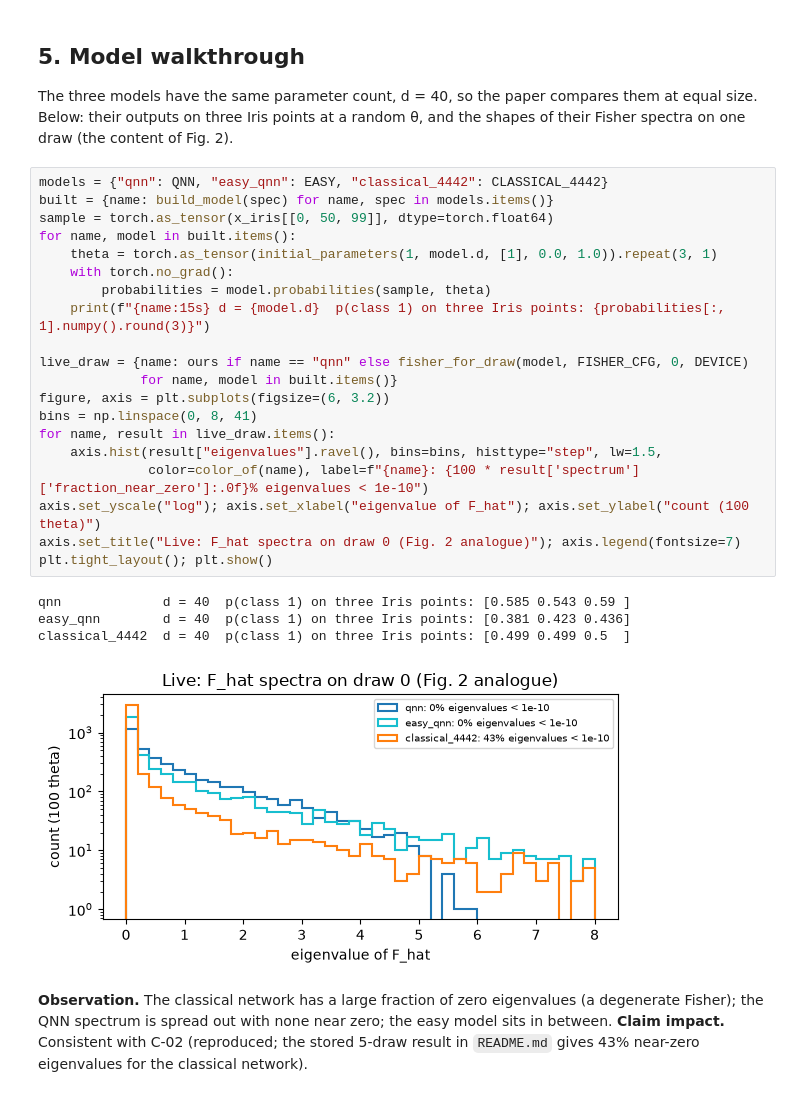
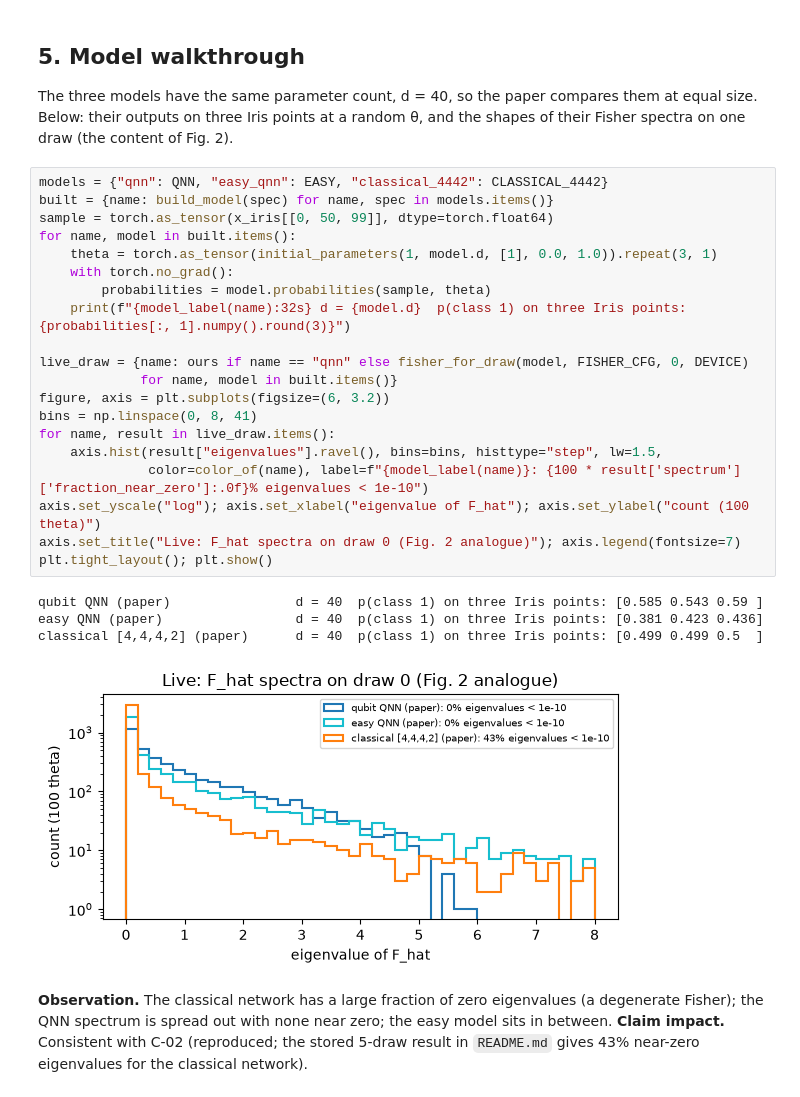
Before and after one commit to pemeriau/reproduced_papers, a Jupyter notebook: papers/power_of_QNN/notebook.ipynb, the cells around one changed output. Drawn from its saved outputs; the diff is of its cells as text.

```diff
--- a/papers/power_of_QNN/notebook.ipynb
+++ b/papers/power_of_QNN/notebook.ipynb
@@ -260,28 +291,28 @@ spectra on one draw (the content of Fig. 2).
 # %%
 models = {"qnn": QNN, "easy_qnn": EASY, "classical_4442": CLASSICAL_4442}
 built = {name: build_model(spec) for name, spec in models.items()}
 sample = torch.as_tensor(x_iris[[0, 50, 99]], dtype=torch.float64)
 for name, model in built.items():
     theta = torch.as_tensor(initial_parameters(1, model.d, [1], 0.0, 1.0)).repeat(3, 1)
     with torch.no_grad():
         probabilities = model.probabilities(sample, theta)
-    print(f"{name:15s} d = {model.d}  p(class 1) on three Iris points: {probabilities[:, 1].numpy().round(3)}")
+    print(f"{model_label(name):32s} d = {model.d}  p(class 1) on three Iris points: {probabilities[:, 1].numpy().round(3)}")
 
 live_draw = {name: ours if name == "qnn" else fisher_for_draw(model, FISHER_CFG, 0, DEVICE)
              for name, model in built.items()}
 figure, axis = plt.subplots(figsize=(6, 3.2))
 bins = np.linspace(0, 8, 41)
 for name, result in live_draw.items():
     axis.hist(result["eigenvalues"].ravel(), bins=bins, histtype="step", lw=1.5,
-              color=color_of(name), label=f"{name}: {100 * result['spectrum']['fraction_near_zero']:.0f}% eigenvalues < 1e-10")
+              color=color_of(name), label=f"{model_label(name)}: {100 * result['spectrum']['fraction_near_zero']:.0f}% eigenvalues < 1e-10")
 axis.set_yscale("log"); axis.set_xlabel("eigenvalue of F_hat"); axis.set_ylabel("count (100 theta)")
 axis.set_title("Live: F_hat spectra on draw 0 (Fig. 2 analogue)"); axis.legend(fontsize=7)
 plt.tight_layout(); plt.show()
 # %% [output]
-qnn             d = 40  p(class 1) on three Iris points: [0.585 0.543 0.59 ]
-easy_qnn        d = 40  p(class 1) on three Iris points: [0.381 0.423 0.436]
-classical_4442  d = 40  p(class 1) on three Iris points: [0.499 0.499 0.5  ]
+qubit QNN (paper)                d = 40  p(class 1) on three Iris points: [0.585 0.543 0.59 ]
+easy QNN (paper)                 d = 40  p(class 1) on three Iris points: [0.381 0.423 0.436]
+classical [4,4,4,2] (paper)      d = 40  p(class 1) on three Iris points: [0.499 0.499 0.5  ]
-[figure, old version]
+[figure, new version]
 # %% [markdown]
 **Observation.** The classical network has a large fraction of zero eigenvalues (a degenerate
 Fisher); the QNN spectrum is spread out with none near zero; the easy model sits in between.
```
Also changed, not shown: parts of 21 cells of this notebook, 41 other files.
